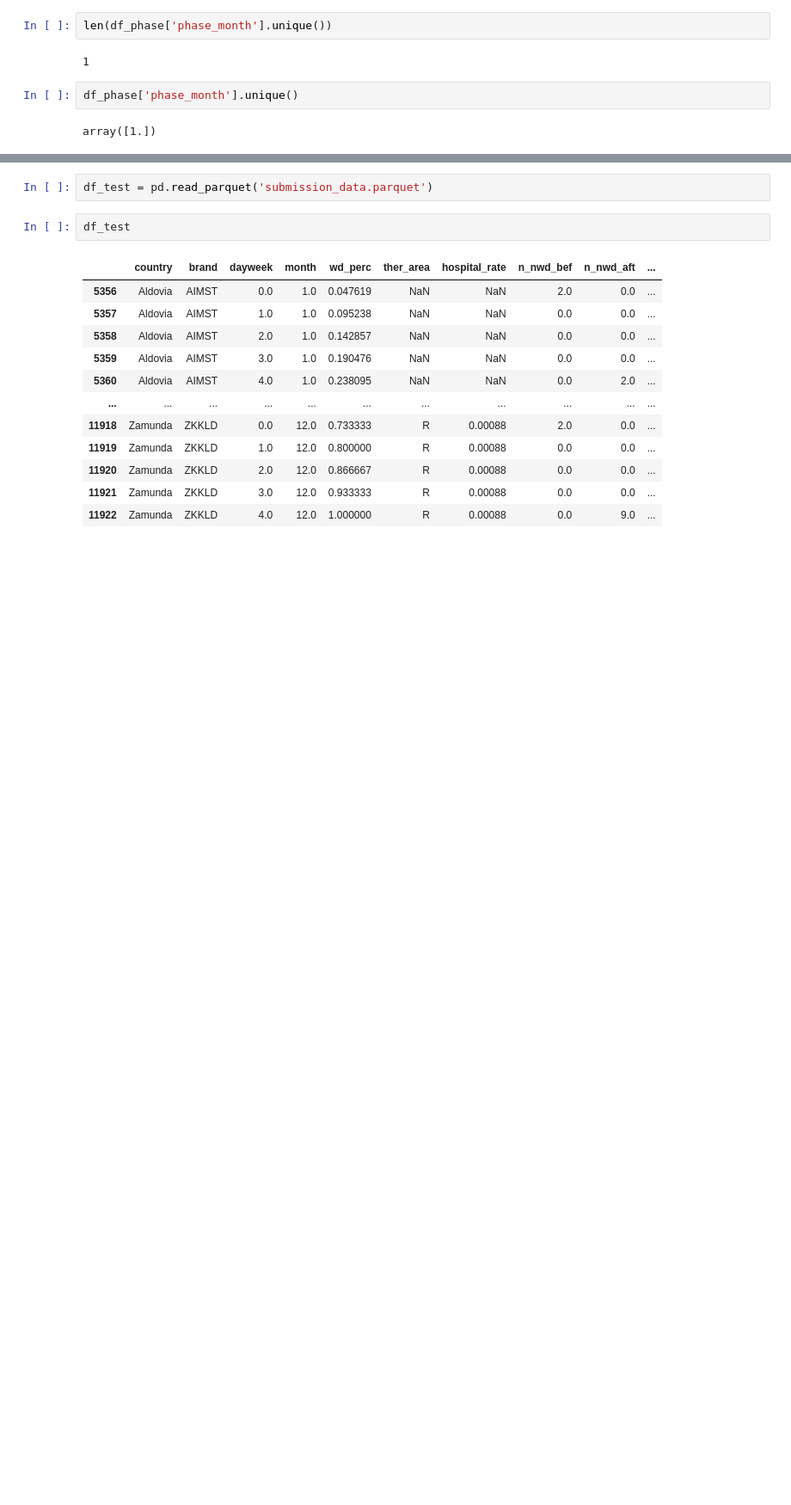
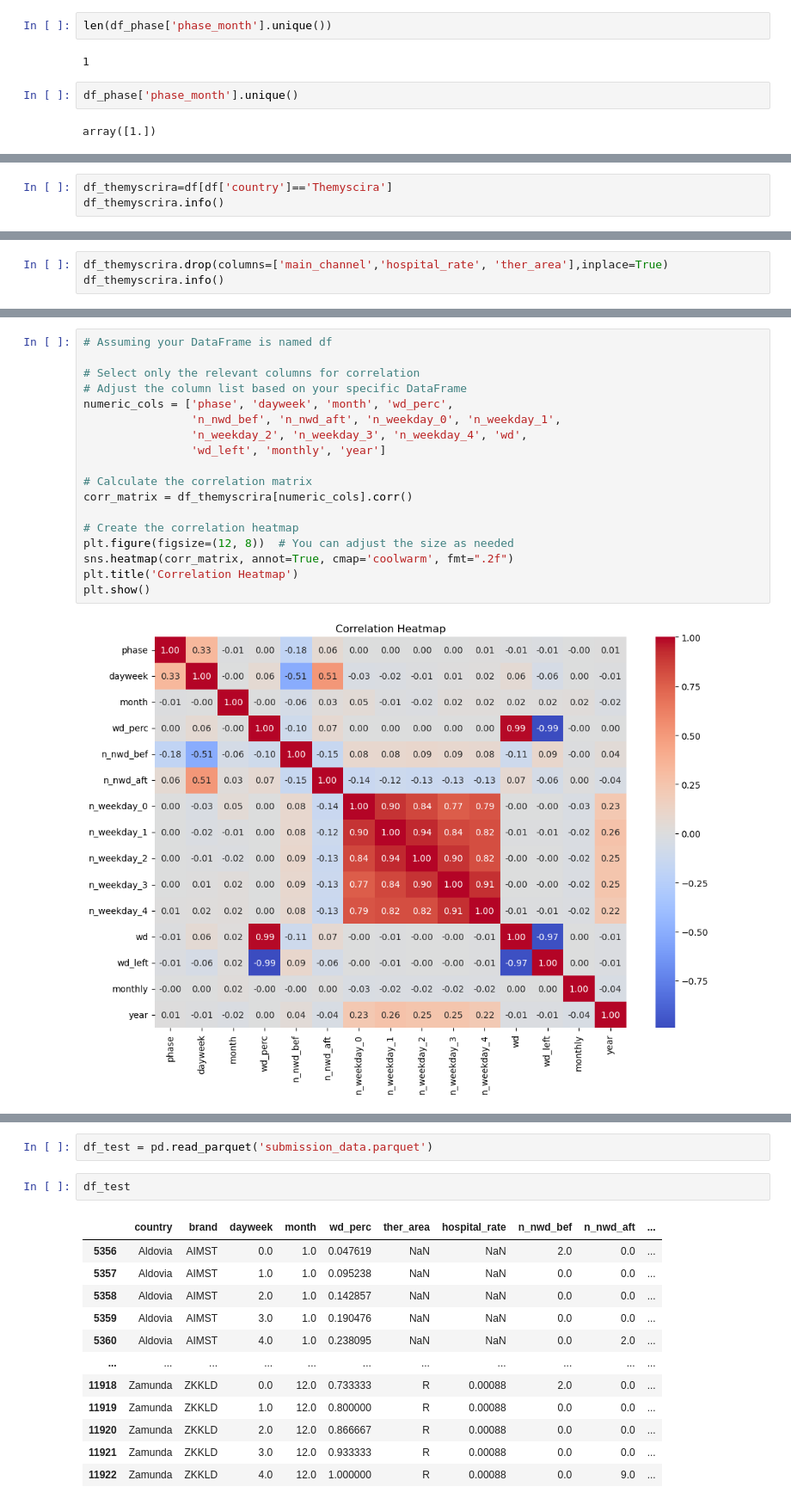
Before and after one commit to debsankarde/Novartis-datathon-2023, a Jupyter notebook: data_submission/eda.ipynb, the cells around one changed output, grey strips where cells are left out. Shown at 86% size. Drawn from its saved outputs; the diff is of its cells as text; blank space fills up the shorter version.

```diff
--- a/data_submission/eda.ipynb
+++ b/data_submission/eda.ipynb
@@ -258,0 +447,3 @@ array([1.])
+# %%
+df_themyscrira=df[df['country']=='Themyscira']
+df_themyscrira.info()
@@ -258,0 +468,3 @@ array([1.])
+# %%
+df_themyscrira.drop(columns=['main_channel','hospital_rate', 'ther_area'],inplace=True)
+df_themyscrira.info()
@@ -258,0 +493,20 @@ array([1.])
+# %%
+# Assuming your DataFrame is named df
+
+# Select only the relevant columns for correlation
+# Adjust the column list based on your specific DataFrame
+numeric_cols = ['phase', 'dayweek', 'month', 'wd_perc',
+                'n_nwd_bef', 'n_nwd_aft', 'n_weekday_0', 'n_weekday_1',
+                'n_weekday_2', 'n_weekday_3', 'n_weekday_4', 'wd',
+                'wd_left', 'monthly', 'year']
+
+# Calculate the correlation matrix
+corr_matrix = df_themyscrira[numeric_cols].corr()
+
+# Create the correlation heatmap
+plt.figure(figsize=(12, 8))  # You can adjust the size as needed
+sns.heatmap(corr_matrix, annot=True, cmap='coolwarm', fmt=".2f")
+plt.title('Correlation Heatmap')
+plt.show()
+# %% [output]
+[figure, added]
```
Also changed, not shown: parts of 24 cells of this notebook.
